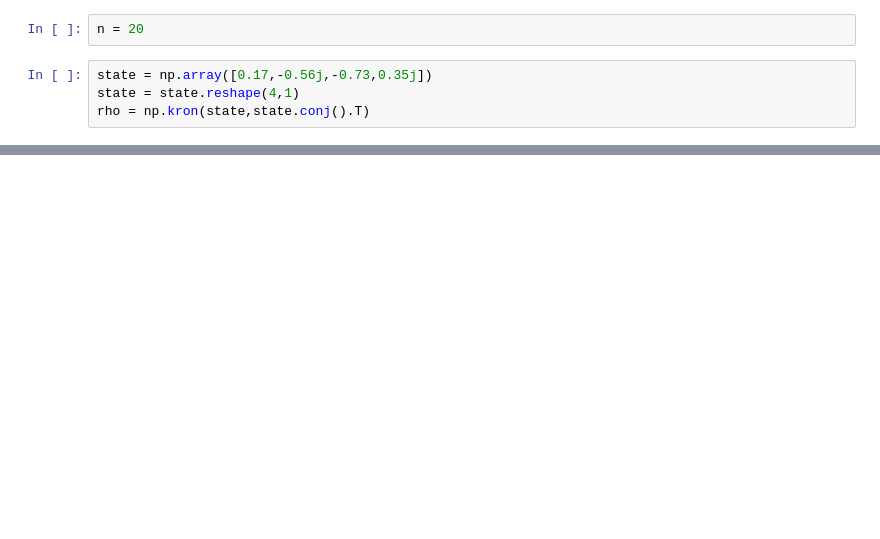
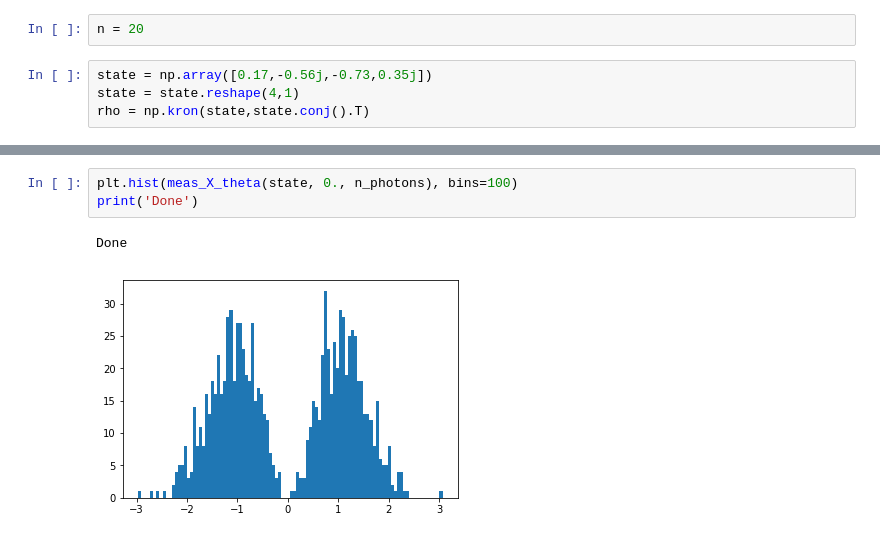
Before and after one commit to kuzhamuratov/MBQC, a Jupyter notebook: tests.ipynb, the cells around one changed output, grey strips where cells are left out. Cells and saved outputs as stored; diff of their text form; blank space fills up the shorter version.

```diff
--- a/tests.ipynb
+++ b/tests.ipynb
@@ -33,0 +42,6 @@ plt.show()
+# %%
+plt.hist(meas_X_theta(state, 0., n_photons), bins=100)
+print('Done')
+# %% [output]
+Done
+[figure, added]
```
Also changed, not shown: parts of 5 cells of this notebook, 2 other files.
